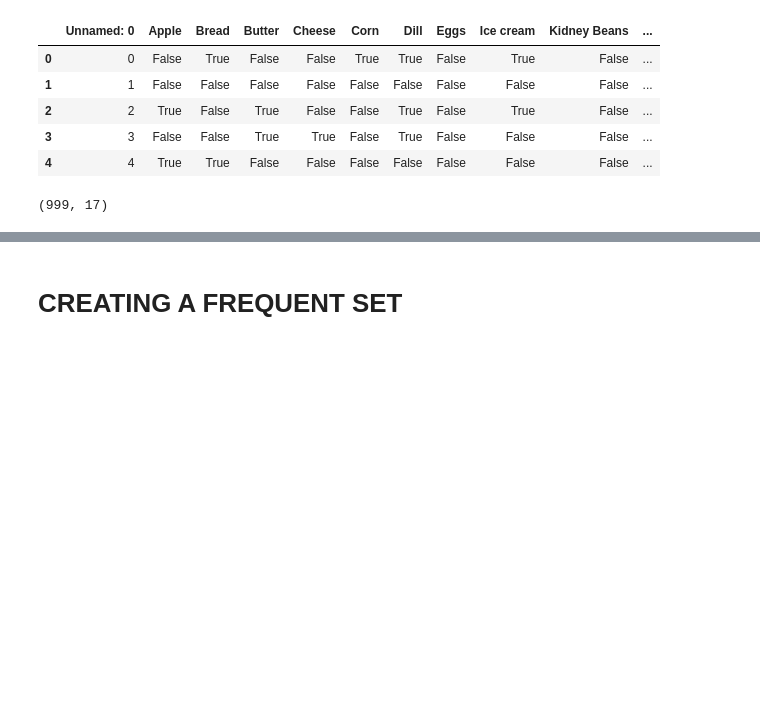
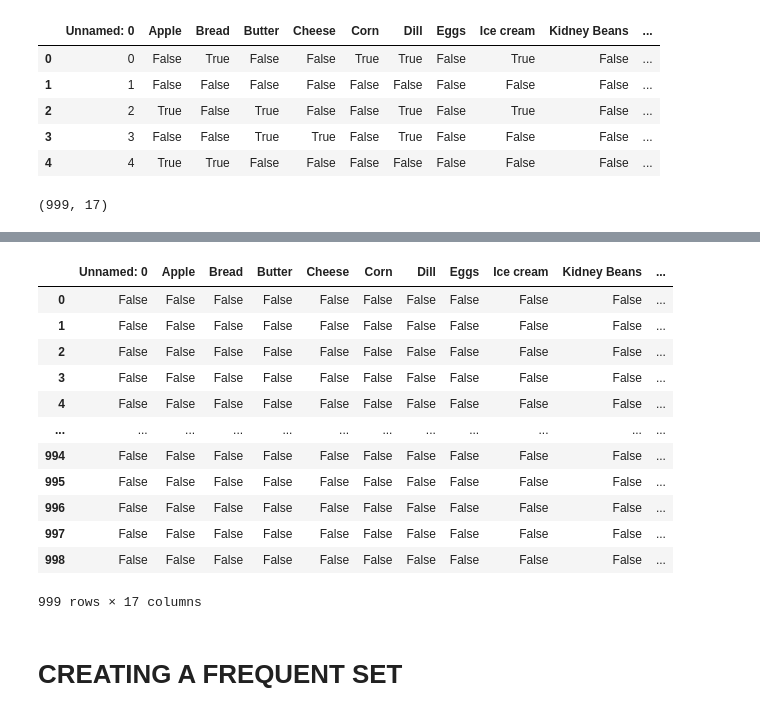
Before and after one commit to venkatasivasai22/basket_market, a Jupyter notebook: coapps project1.ipynb, the cells around one changed output, grey strips where cells are left out. Cells and saved outputs as stored; diff of their text form; code cells hidden in the pictures; blank space fills up the shorter version.

```diff
--- a/coapps project1.ipynb
+++ b/coapps project1.ipynb
@@ -27,3 +39,19 @@ df.shape
+# %%
+df.isnull()
+# %% [output]
+|  | Unnamed: 0 | Apple | Bread | Butter | Cheese | Corn | Dill | Eggs | Ice cream | Kidney Beans | ... |
+| 0 | False | False | False | False | False | False | False | False | False | False | ... |
+| 1 | False | False | False | False | False | False | False | False | False | False | ... |
+| 2 | False | False | False | False | False | False | False | False | False | False | ... |
+| 3 | False | False | False | False | False | False | False | False | False | False | ... |
+| 4 | False | False | False | False | False | False | False | False | False | False | ... |
+| ... | ... | ... | ... | ... | ... | ... | ... | ... | ... | ... | ... |
+| 994 | False | False | False | False | False | False | False | False | False | False | ... |
+| 995 | False | False | False | False | False | False | False | False | False | False | ... |
+| 996 | False | False | False | False | False | False | False | False | False | False | ... |
+| 997 | False | False | False | False | False | False | False | False | False | False | ... |
+| 998 | False | False | False | False | False | False | False | False | False | False | ... |
+999 rows × 17 columns
 # %% [markdown]
 # CREATING A FREQUENT SET
 # %%
```
Also changed, not shown: parts of 7 cells of this notebook.
